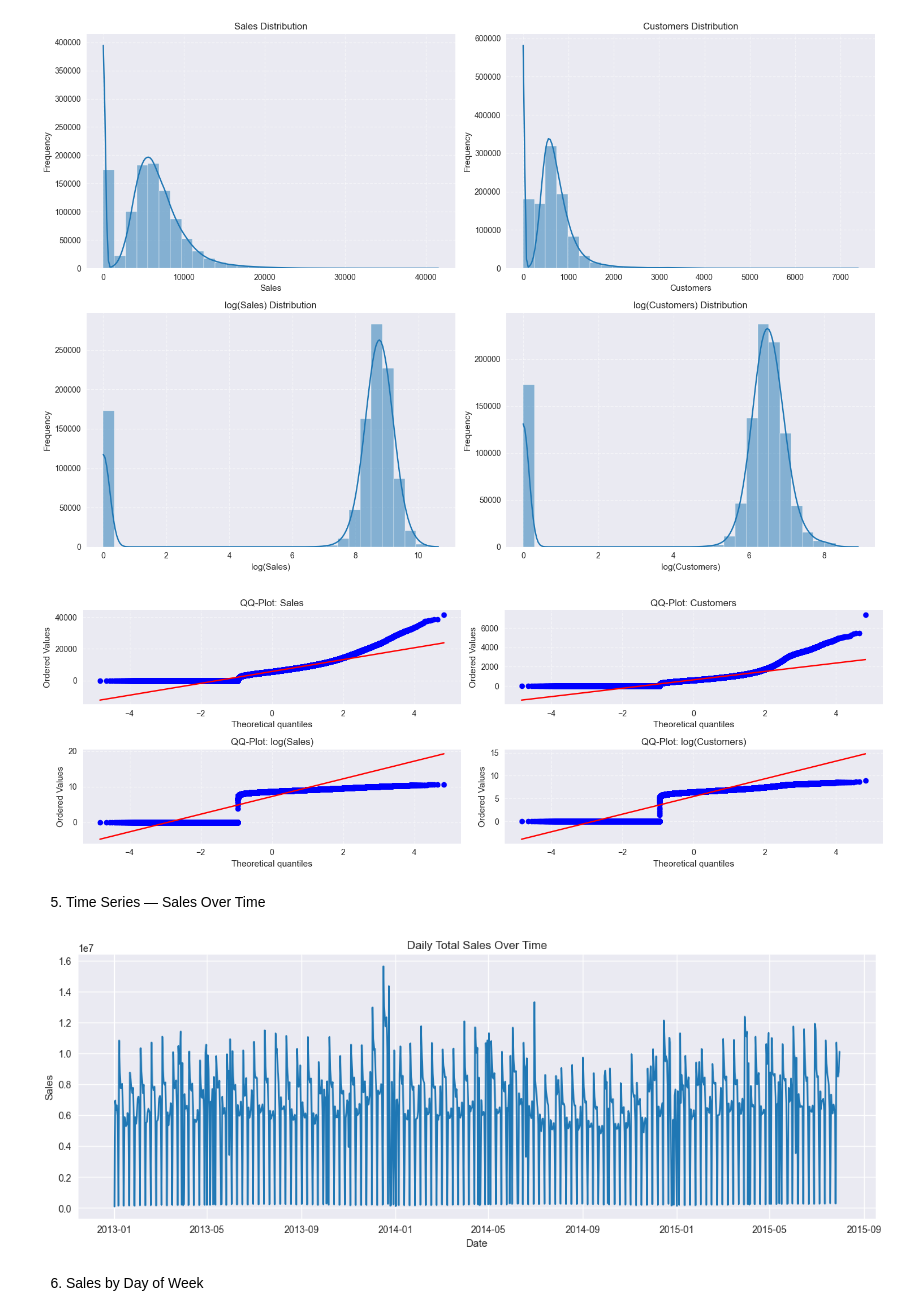
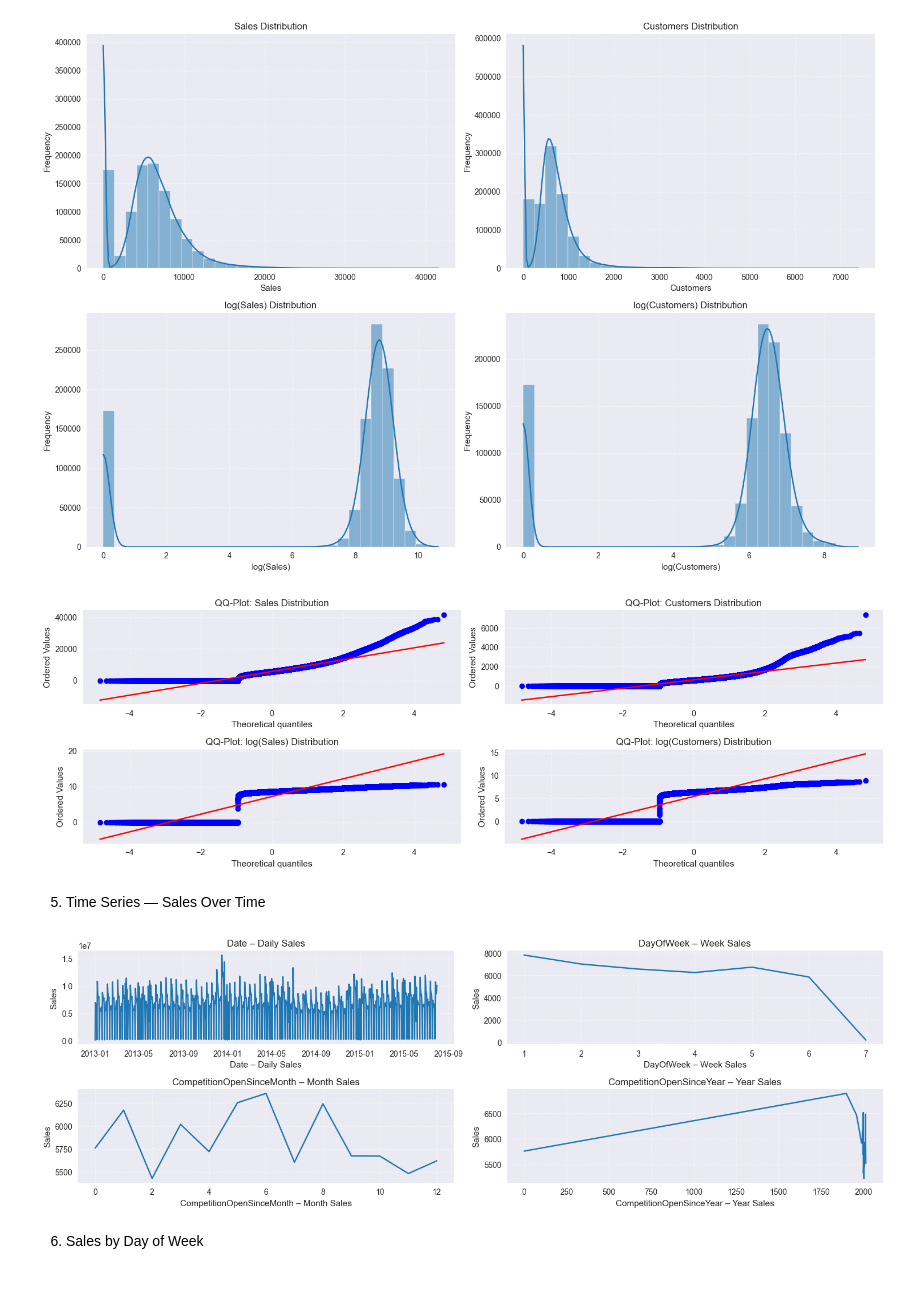
Before and after one commit to vburlay/Rossmann, a Jupyter notebook: notebooks/rossmann_eda.ipynb, the cells around one changed output. Saved outputs shown, nothing was run; the diff lists cells and outputs as text; code cells hidden in the pictures; blank space fills up the shorter version.

```diff
--- a/notebooks/rossmann_eda.ipynb
+++ b/notebooks/rossmann_eda.ipynb
@@ -159,6 +162,12 @@ plt.show()
 [figure]
 # %%
 # QQ-Plots
+plots = [
+    ("Sales Distribution", df["Sales"]),
+    ("Customers Distribution", df["Customers"]),
+    ("log(Sales) Distribution", np.log1p(df["Sales"])),
+    ("log(Customers) Distribution", np.log1p(df["Customers"])),
+]
 fig, ax = plt.subplots(2, 2, figsize=(15, 5))
 axes = ax.flatten()
 
@@ -170,19 +179,26 @@ for i, (title, data) in enumerate(plots):
 plt.tight_layout()
 plt.show()
 # %% [output]
-[figure, old version]
+[figure, new version]
 # %% [markdown]
 5. Time Series — Sales Over Time
 # %%
 daily = df.groupby("Date")["Sales"].sum()
-
-plt.figure(figsize=(15,5))
-plt.plot(daily.index, daily.values)
-plt.title("Daily Total Sales Over Time")
-plt.ylabel("Sales")
-plt.xlabel("Date")
+dweek = df.groupby("DayOfWeek")["Sales"].mean()
+year= df.groupby("CompetitionOpenSinceYear")["Sales"].mean()
+month= df.groupby("CompetitionOpenSinceMonth")["Sales"].mean()
+plots = [("Date – Daily Sales",daily ),("DayOfWeek – Week Sales",dweek ),("CompetitionOpenSinceMonth – Month Sales",month ),("CompetitionOpenSinceYear – Year Sales",year )]
+fig, ax = plt.subplots(2,2, figsize=(15,5))
+axes = ax.flatten()
+for i, (title, data) in enumerate(plots):
+    axes[i].plot(data.index, data.values)
+    axes[i].set_title(title)
+    axes[i].set_ylabel("Sales")
+    axes[i].set_xlabel(title)
+    axes[i].grid(True, linestyle="--", alpha=0.5)
+plt.tight_layout()
 plt.show()
 # %% [output]
-[figure, old version]
+[figure, new version]
 # %% [markdown]
 6. Sales by Day of Week
```
Also changed, not shown: parts of 22 cells of this notebook.
